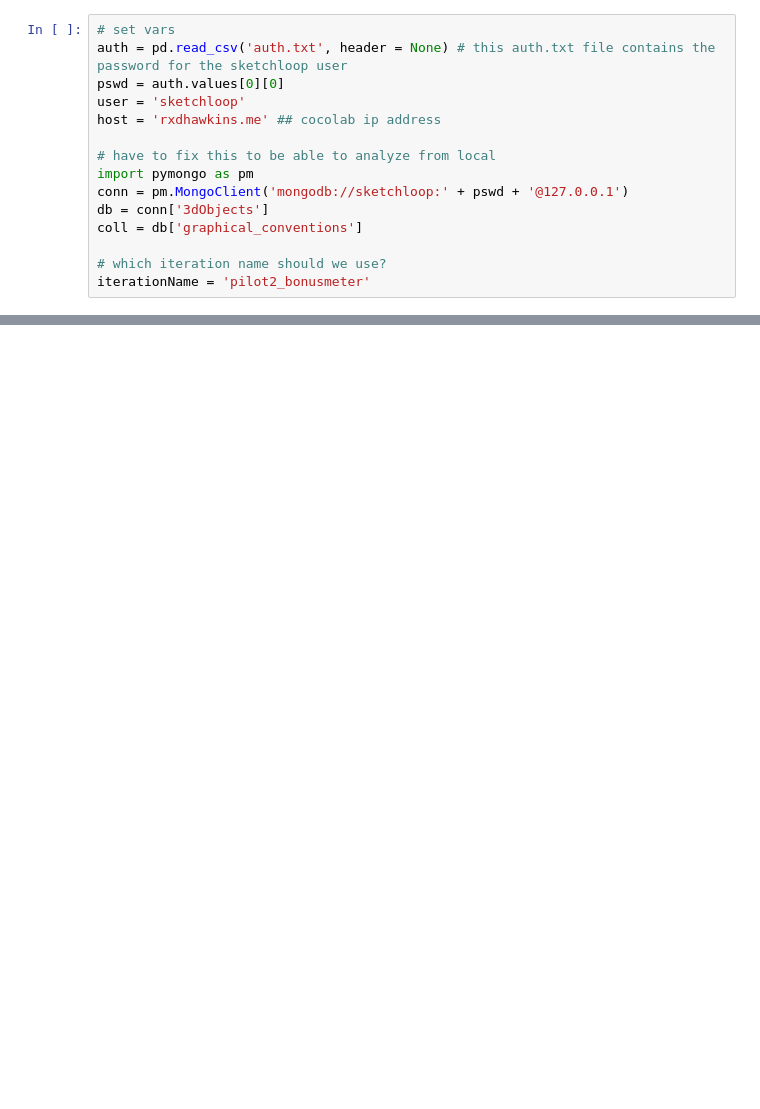
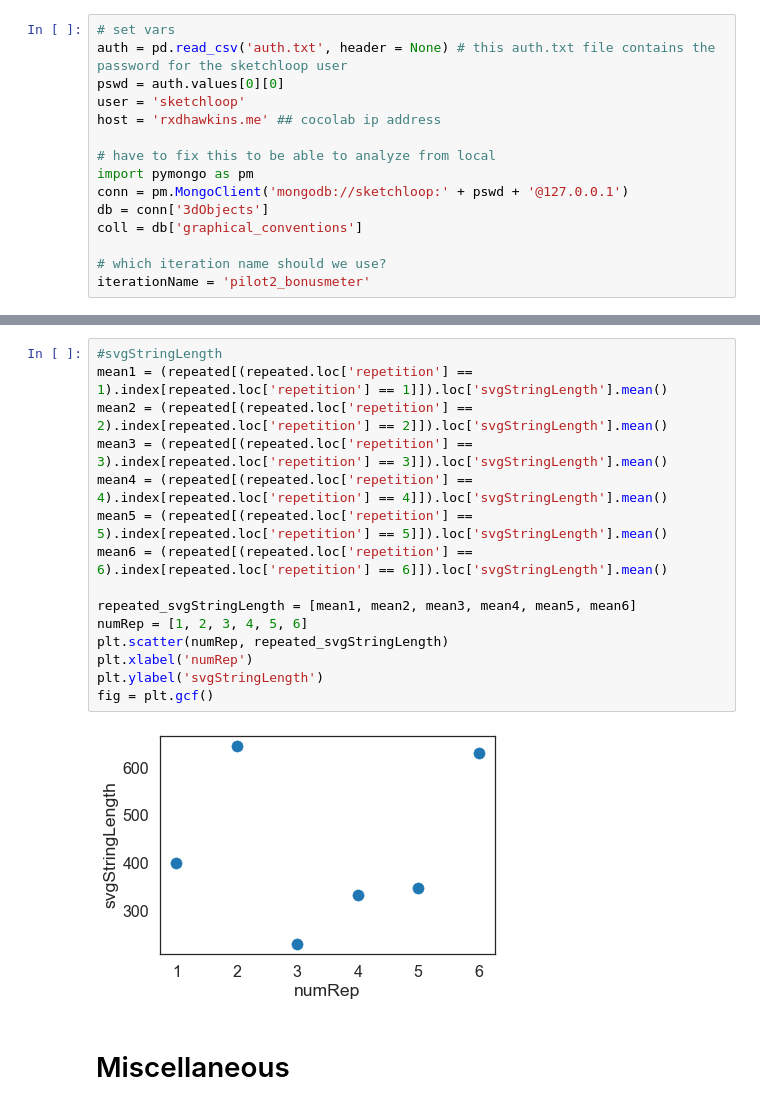
Before and after one commit to cogtoolslab/graphical_conventions_cogsci19, a Jupyter notebook: analysis/ipynb/megsano/pilot2_bonusmeter_analysis.ipynb, the cells around one changed output, grey strips where cells are left out. Saved outputs shown, nothing was run; the diff lists cells and outputs as text; blank space fills up the shorter version.

```diff
--- a/analysis/ipynb/megsano/pilot2_bonusmeter_analysis.ipynb
+++ b/analysis/ipynb/megsano/pilot2_bonusmeter_analysis.ipynb
@@ -53,0 +350,19 @@ print str(C.count()) + ' clickedObj records in the database.'
+# %%
+#svgStringLength
+mean1 = (repeated[(repeated.loc['repetition'] == 1).index[repeated.loc['repetition'] == 1]]).loc['svgStringLength'].mean()
+mean2 = (repeated[(repeated.loc['repetition'] == 2).index[repeated.loc['repetition'] == 2]]).loc['svgStringLength'].mean()
+mean3 = (repeated[(repeated.loc['repetition'] == 3).index[repeated.loc['repetition'] == 3]]).loc['svgStringLength'].mean()
+mean4 = (repeated[(repeated.loc['repetition'] == 4).index[repeated.loc['repetition'] == 4]]).loc['svgStringLength'].mean()
+mean5 = (repeated[(repeated.loc['repetition'] == 5).index[repeated.loc['repetition'] == 5]]).loc['svgStringLength'].mean()
+mean6 = (repeated[(repeated.loc['repetition'] == 6).index[repeated.loc['repetition'] == 6]]).loc['svgStringLength'].mean()
+
+repeated_svgStringLength = [mean1, mean2, mean3, mean4, mean5, mean6]
+numRep = [1, 2, 3, 4, 5, 6]
+plt.scatter(numRep, repeated_svgStringLength)
+plt.xlabel('numRep')
+plt.ylabel('svgStringLength')
+fig = plt.gcf()
+# %% [output]
+[figure, added]
+# %% [markdown]
+# Miscellaneous
```
Also changed, not shown: parts of 24 cells of this notebook, 1 other file.
